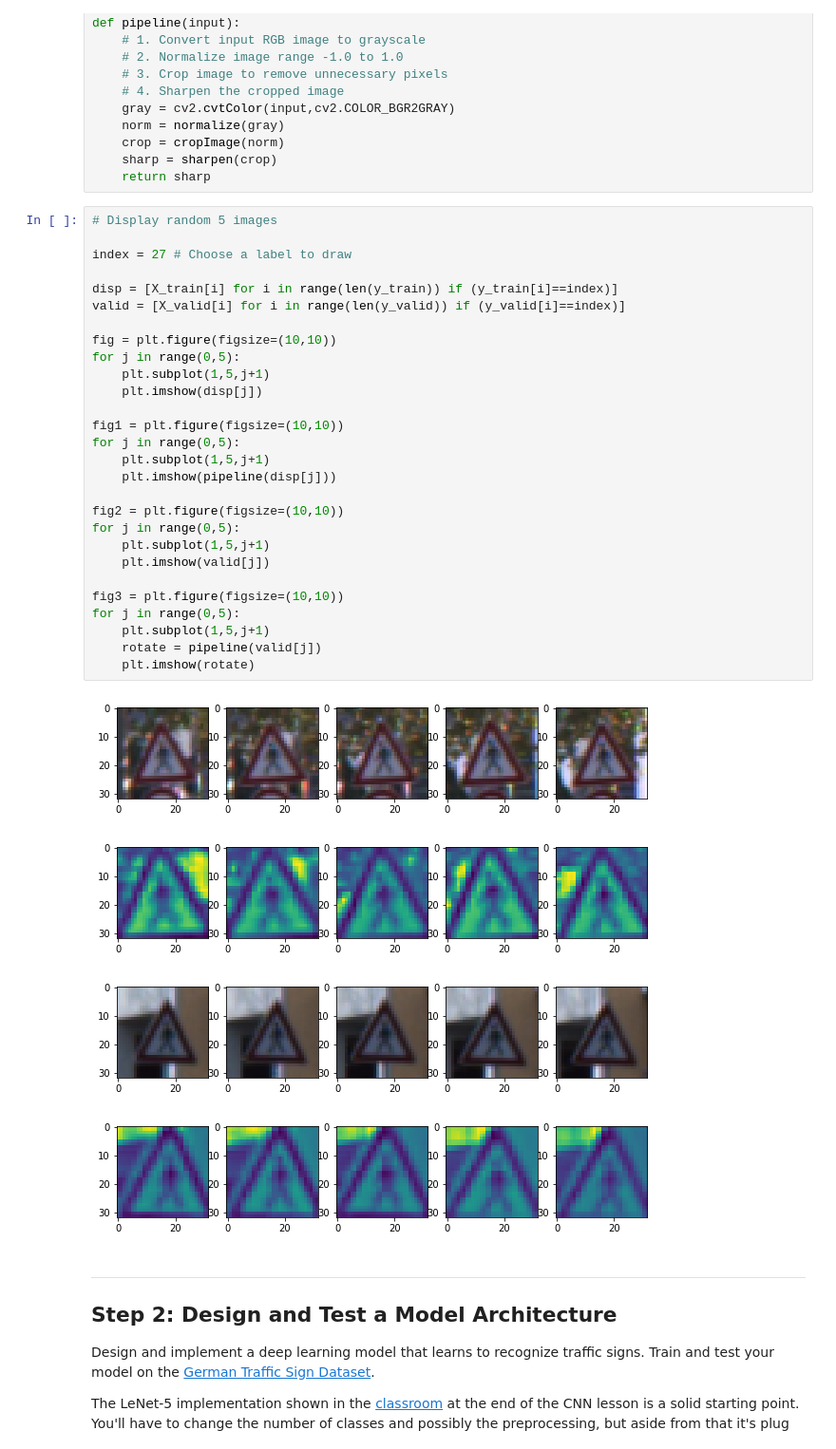
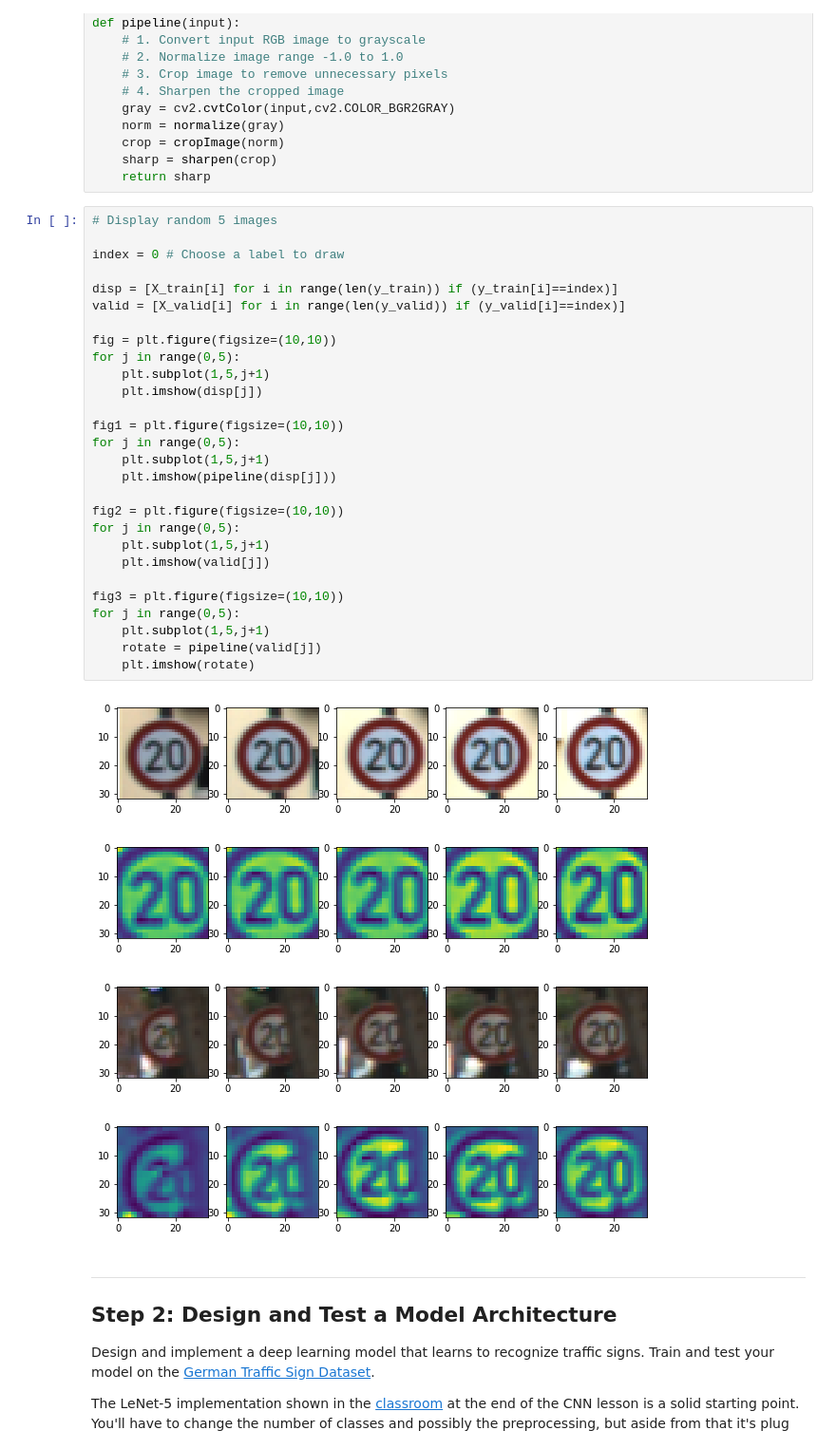
Before and after one commit to CHUCK-P/Traffic_Sign_Classifier, a Jupyter notebook: Traffic_Sign_Classifier.ipynb, the cells around one changed output. Shown at 95% size. Saved outputs shown, nothing was run; the diff lists cells and outputs as text.

```diff
--- a/Traffic_Sign_Classifier.ipynb
+++ b/Traffic_Sign_Classifier.ipynb
@@ -168,36 +168,36 @@ def pipeline(input):
 # %%
 # Display random 5 images
 
-index = 27 # Choose a label to draw
+index = 0 # Choose a label to draw
 
 disp = [X_train[i] for i in range(len(y_train)) if (y_train[i]==index)]
 valid = [X_valid[i] for i in range(len(y_valid)) if (y_valid[i]==index)]
 
 fig = plt.figure(figsize=(10,10))
 for j in range(0,5):
     plt.subplot(1,5,j+1)
     plt.imshow(disp[j])
 
 fig1 = plt.figure(figsize=(10,10))
 for j in range(0,5):
     plt.subplot(1,5,j+1)
     plt.imshow(pipeline(disp[j]))
 
 fig2 = plt.figure(figsize=(10,10))
 for j in range(0,5):
     plt.subplot(1,5,j+1)
     plt.imshow(valid[j])
 
 fig3 = plt.figure(figsize=(10,10))
 for j in range(0,5):
     plt.subplot(1,5,j+1)
     rotate = pipeline(valid[j])
     plt.imshow(rotate)
 # %% [output]
-[figure, old version]
+[figure, new version]
-[figure, old version]
+[figure, new version]
-[figure, old version]
+[figure, new version]
-[figure, old version]
+[figure, new version]
 # %% [markdown]
 ----
 
```
Also changed, not shown: parts of 6 cells of this notebook.
